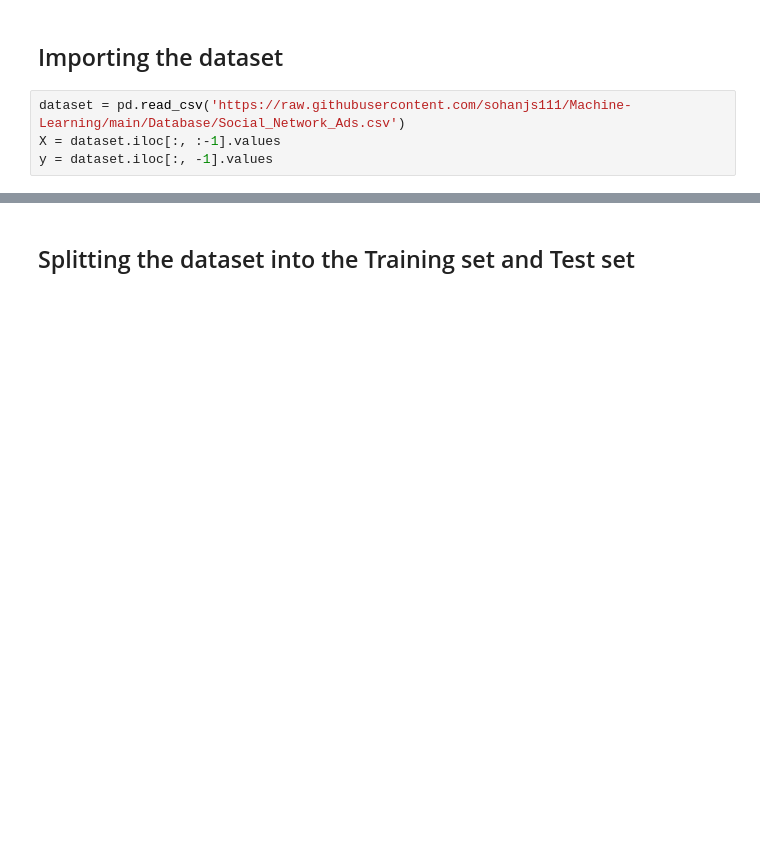
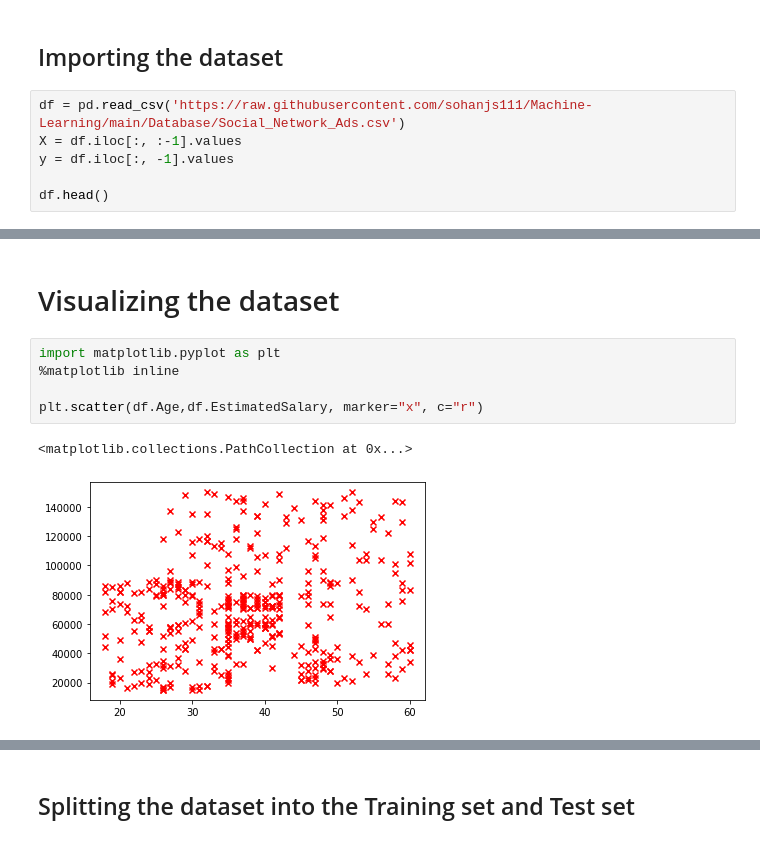
Before and after one commit to sohanjs111/Machine-Learning, a Jupyter notebook: Classification/Logistic Regression/logistic_regression.ipynb, the cells around one changed output, grey strips where cells are left out. Cells and saved outputs as stored; diff of their text form; blank space fills up the shorter version.

```diff
--- a/Classification/Logistic Regression/logistic_regression.ipynb
+++ b/Classification/Logistic Regression/logistic_regression.ipynb
@@ -9,6 +8,8 @@ import pandas as pd
 # %% [markdown]
 ## Importing the dataset
 # %%
-dataset = pd.read_csv('https://raw.githubusercontent.com/sohanjs111/Machine-Learning/main/Database/Social_Network_Ads.csv')
-X = dataset.iloc[:, :-1].values
-y = dataset.iloc[:, -1].values
+df = pd.read_csv('https://raw.githubusercontent.com/sohanjs111/Machine-Learning/main/Database/Social_Network_Ads.csv')
+X = df.iloc[:, :-1].values
+y = df.iloc[:, -1].values
+
+df.head()
@@ -14,0 +39,10 @@ y = dataset.iloc[:, -1].values
+# %% [markdown]
+# Visualizing the dataset
+# %%
+import matplotlib.pyplot as plt
+%matplotlib inline
+
+plt.scatter(df.Age,df.EstimatedSalary, marker="x", c="r")
+# %% [output]
+<matplotlib.collections.PathCollection at 0x...>
+[figure, added]
```
Also changed, not shown: parts of 20 cells of this notebook, 1 other file.
